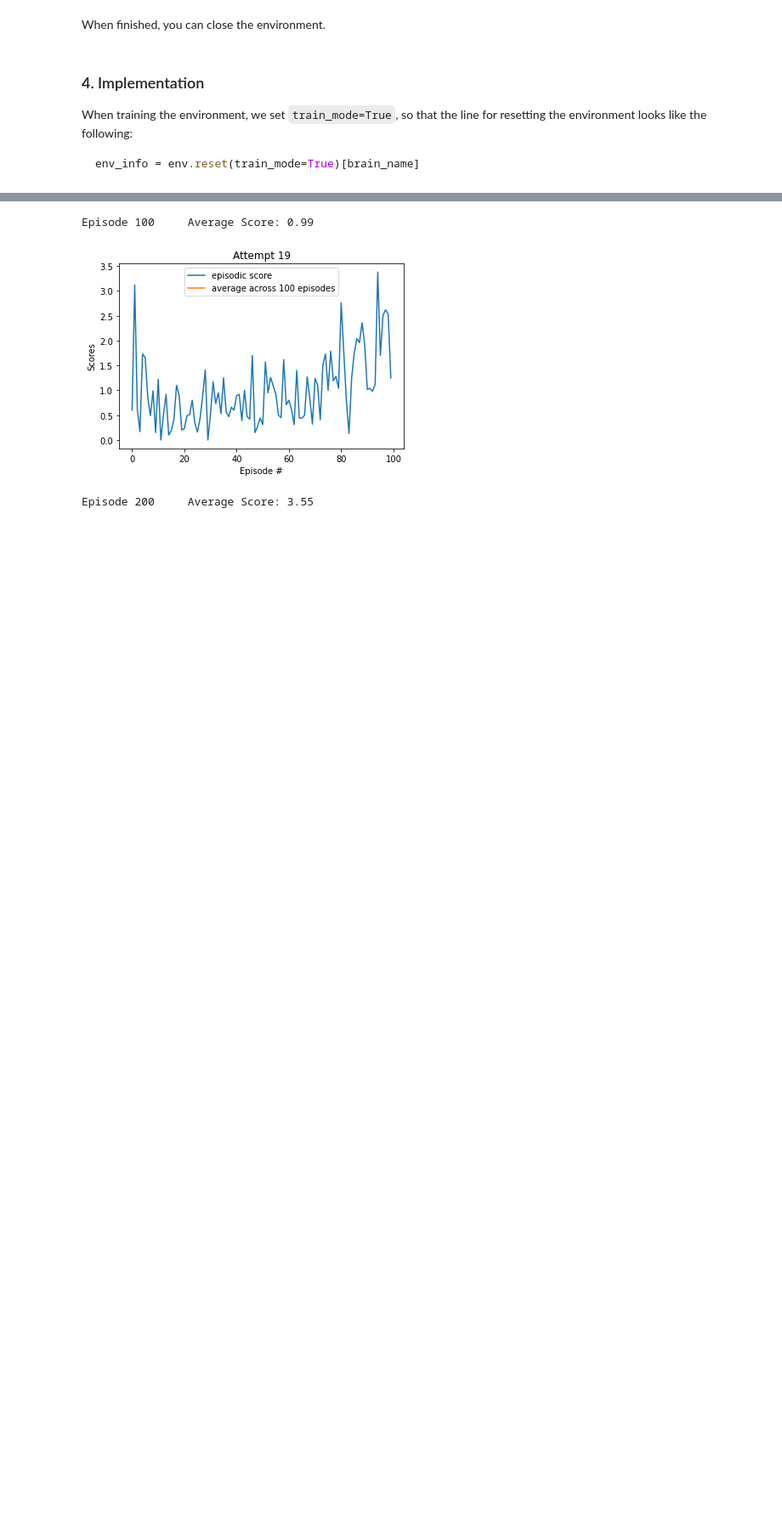
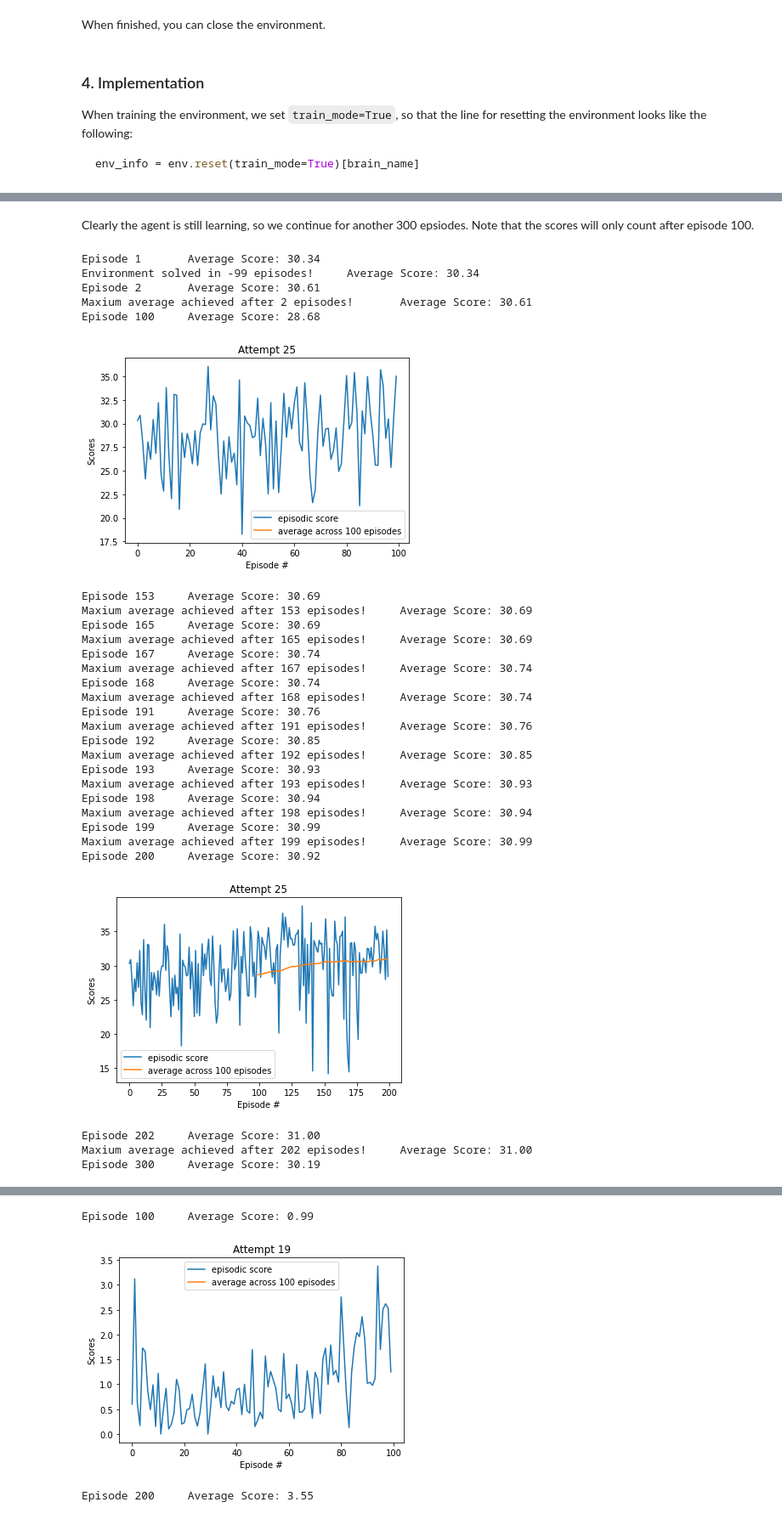
Before and after one commit to ruisp666/udacity_projects, a Jupyter notebook: DeepRL/Project2 Continuous Control/Continuous_Control_solution.ipynb, the cells around one changed output, grey strips where cells are left out. Shown: that part at 85% size. Saved outputs shown, nothing was run; the diff lists cells and outputs as text; code cells hidden in the pictures; blank space fills up the shorter version.

```diff
--- a/DeepRL/Project2 Continuous Control/Continuous_Control_solution.ipynb
+++ b/DeepRL/Project2 Continuous Control/Continuous_Control_solution.ipynb
@@ -210,0 +183,36 @@ Episode 700     Average Score: 18.53
+# %% [markdown]
+Clearly the agent is still learning, so we continue for another 300 epsiodes.
+Note that the scores will only count after episode 100.
+# %%
+# We run for another 300 episodes looking for a max
+scores = ddpg(300, attempt=25)
+# %% [output]
+Episode 1       Average Score: 30.34
+Environment solved in -99 episodes!     Average Score: 30.34
+Episode 2       Average Score: 30.61
+Maxium average achieved after 2 episodes!       Average Score: 30.61
+Episode 100     Average Score: 28.68
+[figure, added]
+Episode 153     Average Score: 30.69
+Maxium average achieved after 153 episodes!     Average Score: 30.69
+Episode 165     Average Score: 30.69
+Maxium average achieved after 165 episodes!     Average Score: 30.69
+Episode 167     Average Score: 30.74
+Maxium average achieved after 167 episodes!     Average Score: 30.74
+Episode 168     Average Score: 30.74
+Maxium average achieved after 168 episodes!     Average Score: 30.74
+Episode 191     Average Score: 30.76
+Maxium average achieved after 191 episodes!     Average Score: 30.76
+Episode 192     Average Score: 30.85
+Maxium average achieved after 192 episodes!     Average Score: 30.85
+Episode 193     Average Score: 30.93
+Maxium average achieved after 193 episodes!     Average Score: 30.93
+Episode 198     Average Score: 30.94
+Maxium average achieved after 198 episodes!     Average Score: 30.94
+Episode 199     Average Score: 30.99
+Maxium average achieved after 199 episodes!     Average Score: 30.99
+Episode 200     Average Score: 30.92
+[figure, added]
+Episode 202     Average Score: 31.00
+Maxium average achieved after 202 episodes!     Average Score: 31.00
+Episode 300     Average Score: 30.19
```
Also changed, not shown: parts of 37 cells of this notebook, 9 other files.
